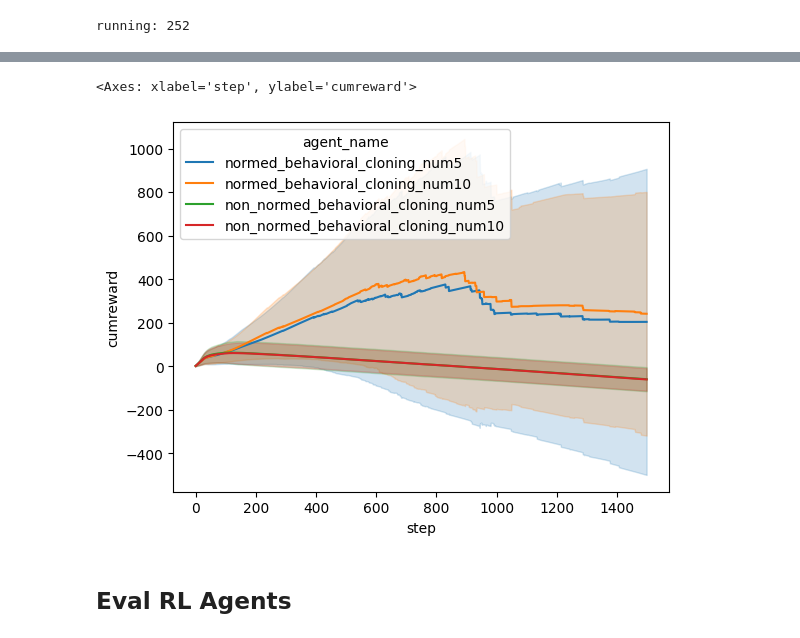
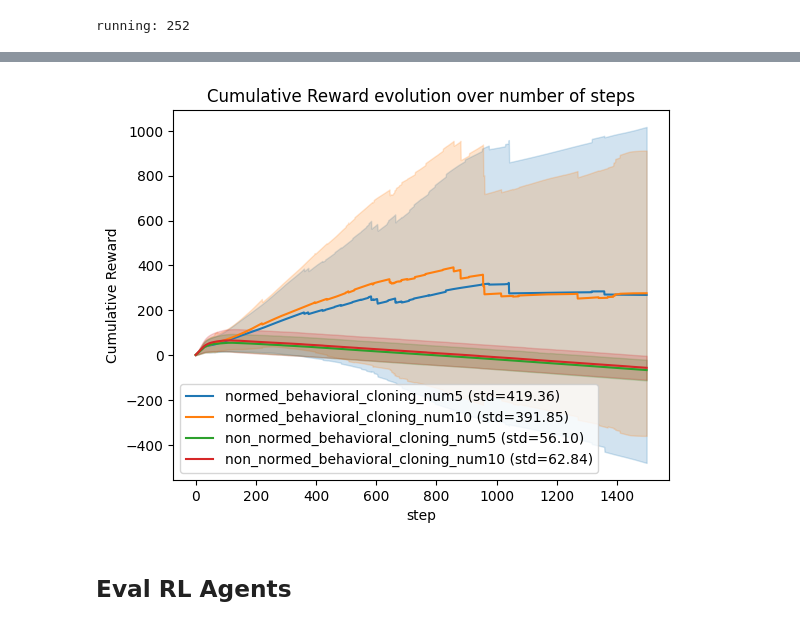
Before and after one commit to walidthekraken/stk_project, a Jupyter notebook: 1_FINAL_3_evaluation.ipynb, the cells around one changed output, grey strips where cells are left out. Saved outputs shown, nothing was run; the diff lists cells and outputs as text; code cells hidden in the pictures.

```diff
--- a/1_FINAL_3_evaluation.ipynb
+++ b/1_FINAL_3_evaluation.ipynb
@@ -232,8 +233,25 @@ df
-# %%
-sns.lineplot(df, x='step', y='cumreward', errorbar='sd', hue='agent_name')
-# %% [output]
-<Axes: xlabel='step', ylabel='cumreward'>
-[figure, removed]
+# %%
+import matplotlib.pyplot as plt
+
+ax = sns.lineplot(
+    # df[[not x for x in df['agent_name'].str.contains('ppo').tolist()]], x='step', y='cumreward', errorbar='sd', hue='agent_name'
+    df, x='step', y='cumreward', errorbar='sd', hue='agent_name'
+)
+
+# Customizing legend to display standard deviation
+handles, labels = ax.get_legend_handles_labels()
+std_values = df.groupby('agent_name')['cumreward'].std()
+
+# Update legend labels to include standard deviation
+labels = [f"{label} (std={std_values[label]:.2f})" for label in labels]
+
+# Set the updated legend
+ax.legend(handles, labels)
+ax.set_ylabel('Cumulative Reward')
+ax.set_title('Cumulative Reward evolution over number of steps')
+plt.show()
+# %% [output]
+[figure, added]
 # %% [markdown]
 ## Eval RL Agents
 # %%
```
Also changed, not shown: parts of 3 cells of this notebook, 15 other files.
